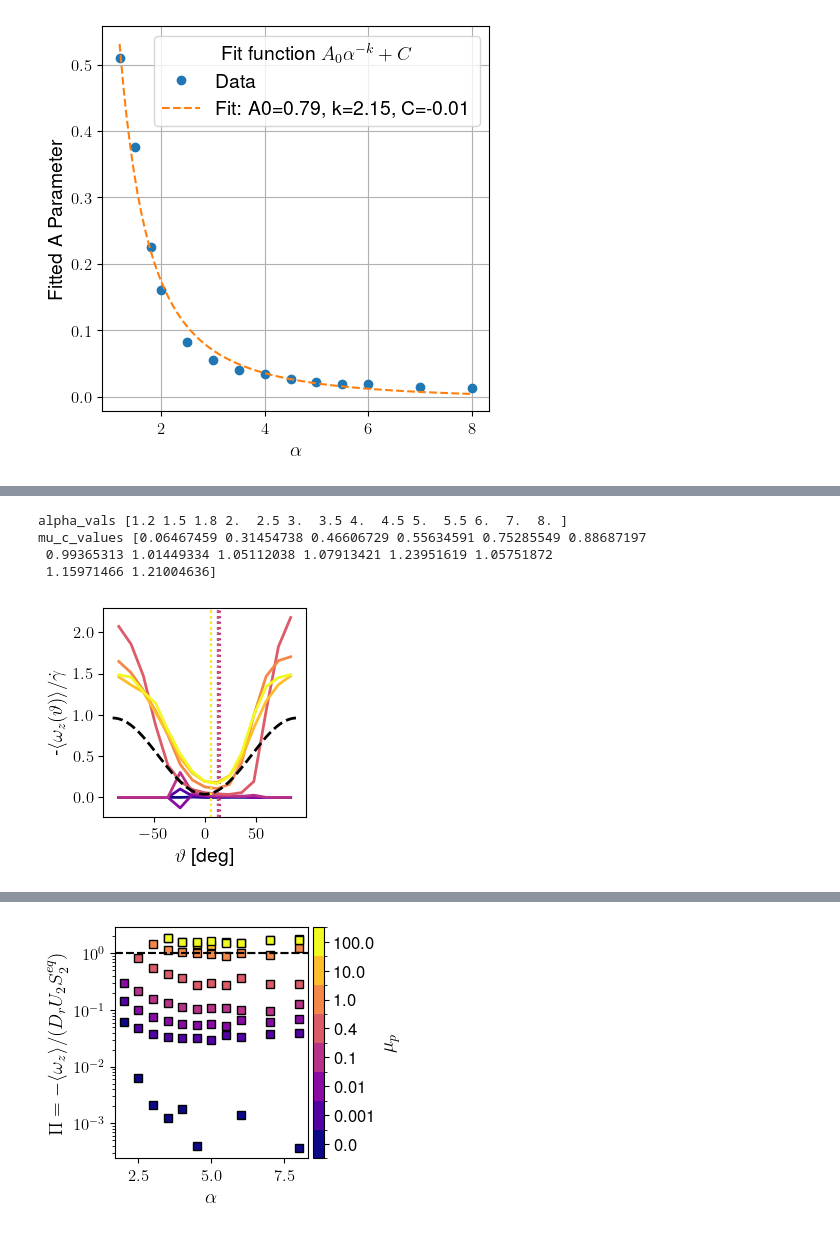
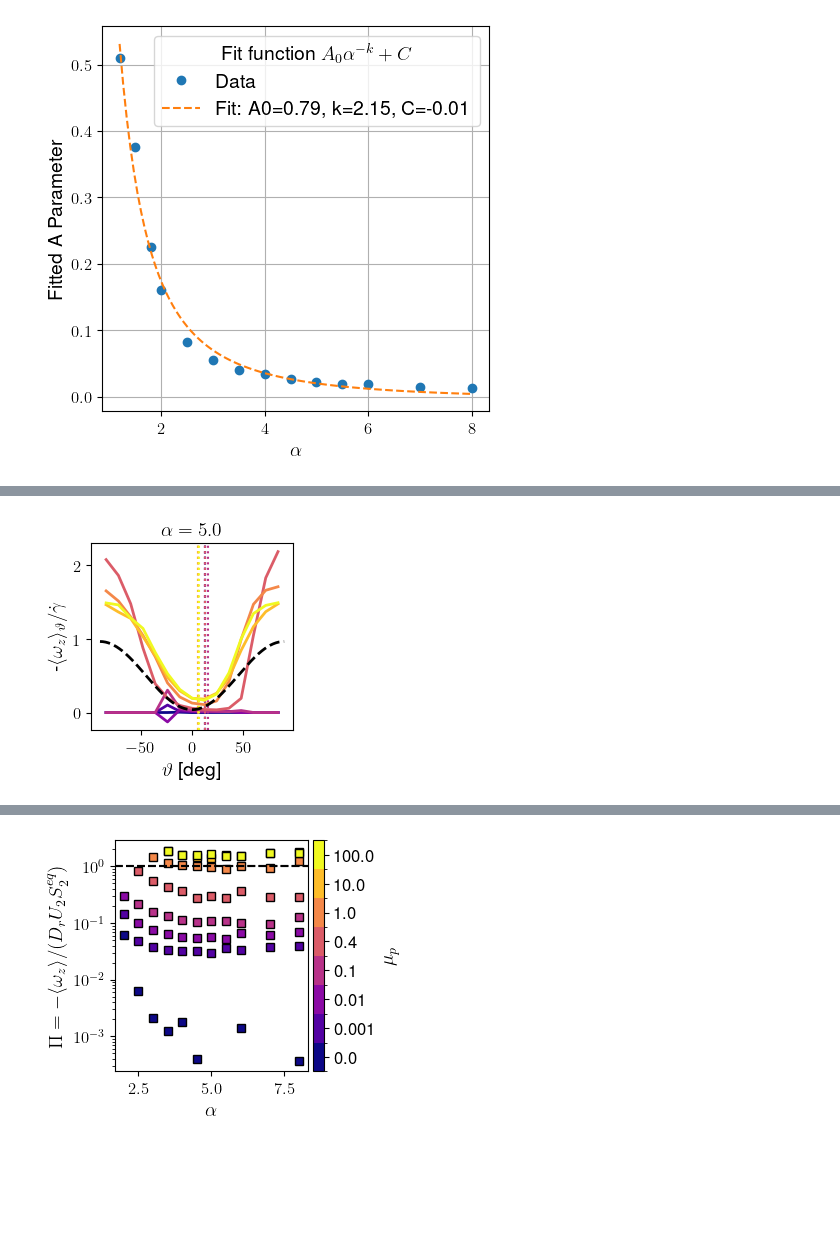
Before and after one commit to JBil8/Data_processing_orientations, a Jupyter notebook: maier_3d.ipynb, the cells around one changed output, grey strips where cells are left out. Drawn from its saved outputs; the diff is of its cells as text; code cells hidden in the pictures; blank space fills up the shorter version.

Commit message:
Cleaned notebook for data plotting

```diff
--- a/maier_3d.ipynb
+++ b/maier_3d.ipynb
@@ -2409,16 +1667,0 @@ Text(0, 0.5, '$D_r/ \\dot \\gamma$')
-# %%
-fig, ax = plt.subplots(1, 1, figsize=(5, 5))
-beta = (aspect_ratios**2 - 1) / (aspect_ratios**2 + 1)
-for i_cof, cof_val in enumerate(cofs):
-
-    ax.loglog(
-        gamma_r[i_cof, 0, :],
-        -2 *omega[i_cof, 0, :, 2] / shear_rates[i_cof, 0, :] ,
-        's',
-        label=f"{cof_val}",
-        color=colors_cof[i_cof]
-    )
-# ax.set_xlabel(f"$\\alpha$")
-ax.set_xlabel("$\gamma_{{r}}$")
-ax.set_ylabel("$2 \omega / \dot \gamma$")
-# plt.ylim(0.01, 1.2)
@@ -2505,20 +1667,0 @@ fig.savefig(f"omega_vs_U1_mup_all.pdf", dpi=300, bbox_inches='tight')
-# %%
-# plot theroetical U vs self consistent U
-fig, ax = plt.subplots(1, 1, figsize=(5, 5))
-cmap_alpha = plt.cm.viridis
-colors_alpha = [cmap_alpha(i / (len(aspect_ratios) - 1)) for i in range(len(aspect_ratios))]
-for i_alpha, alpha_val in enumerate(aspect_ratios):
-
-    ax.plot(
-        U1_self_consistents[:, 0, i_alpha],
-        U1_theoretical[:, 0, i_alpha],
-        's',
-        label=f"{alpha_val}",
-        color=colors_alpha[i_alpha],
-        markeredgecolor='black'
-    )
-ax.set_xlabel(f"Self-consistent $U_1$")
-ax.set_ylabel(f"Theoretical $U_1$")
-ax.plot([0.0, 40], [0.0, 40], '--', color='black', label='y=x')
-ax.legend(title="$\\alpha=$", bbox_to_anchor=(1.05, 1.0), fontsize=10)
-fig.savefig(f"U1_self_consistent_vs_theoretical.pdf", dpi=300, bbox_inches='tight')
@@ -2992,11 +1958,3 @@ plt.show()
-# %%
-print("alpha_vals", alpha_vals)
-print("mu_c_values", mu_c_values)
-# %% [output]
-alpha_vals [1.2 1.5 1.8 2.  2.5 3.  3.5 4.  4.5 5.  5.5 6.  7.  8. ]
-mu_c_values [0.06467459 0.31454738 0.46606729 0.55634591 0.75285549 0.88687197
- 0.99365313 1.01449334 1.05112038 1.07913421 1.23951619 1.05751872
- 1.15971466 1.21004636]
 # %%
 alpha_indexs = [9]
 alpha_values = aspect_ratios[alpha_indexs]
@@ -3015,45 +1973,43 @@ for i, alpha_index in enumerate(alpha_indexs):
         i_cof = np.where(cofs == cof_val)[0][0]
 
         thetas = theta_bins[i_cof, 0, alpha_index, :] * 180/np.pi
-        omega_theta = omega_bins[i_cof, 0, alpha_index, :] / shear_rates[i_cof, 0, alpha_index]**2
+        omega_theta = omega_bins[i_cof, 0, alpha_index, :]
         std_omega_theta = std_omega_bins[i_cof, 0, alpha_index, :] / shear_rates[i_cof, 0, alpha_index]
         ax[i].plot(
             thetas,
             -omega_theta,
             '-',
             label=f"{cof_val}",
             color=colors_cof[i_cof],
             linewidth = 2.0,
         )
         # ax[i].errorbar(thetas, omega_theta, std_omega_theta, mfc=colors_cof[i_cof],mec=colors_cof[i_cof],
         #          ecolor=colors_cof[i_cof], fmt='o', capsize=5, linestyle='None', linewidth=0.5)
         theta_d[i_cof, 0, alpha_index] = theta_d[i_cof, 0, alpha_index] if theta_d[i_cof, 0, alpha_index] >0 else theta_d[i_cof, 0, alpha_index] + np.pi
         ax[i].axvline(theta_d[i_cof, 0, alpha_index]*180/np.pi, color=colors_cof[i_cof], linestyle=':', label="$\\eta$")
 
 
-        # ax[i].set_ylim(-2.5, 0.2)
-
     beta = (alpha_values[i]**2 - 1) / (alpha_values[i]**2 + 1)
     theta_fit = np.linspace(-np.pi/2, np.pi/2, 200)
     jeffrey_omega = -(1 - beta * np.cos(2 * theta_fit)) / 2
     theta_fit = theta_fit * 180/np.pi
 
     ax[i].plot(
         theta_fit,
         -jeffrey_omega,
         'k--',
         label='Jeffrey',
         linewidth=2
     )
+    ax[i].set_title(f"$\\alpha = {alpha_values[i]}$")
 
-    # ax[i].set_title(f"$\\alpha = {alpha_values[i]}$")
     ax[i].set_xlabel("$\\vartheta$ [deg]")
 
-ax[0].set_ylabel("-$\\langle \\omega_z(\\vartheta)   \\rangle  /\\dot \\gamma $")
+ax[0].set_ylabel("-$\\langle \\omega_z \\rangle_\\vartheta  /\\dot \\gamma $")
 fig.tight_layout()
 fig.savefig(f"avg_omega_bin.pdf", dpi=300, bbox_inches='tight')
 # %% [output]
-[figure, old version]
+[figure, new version]
 # %%
 omega_bins_file = "omega_bins_data.npz"
 np.savez(omega_bins_file,
```
Also changed, not shown: parts of 68 cells of this notebook, 42 other files.
